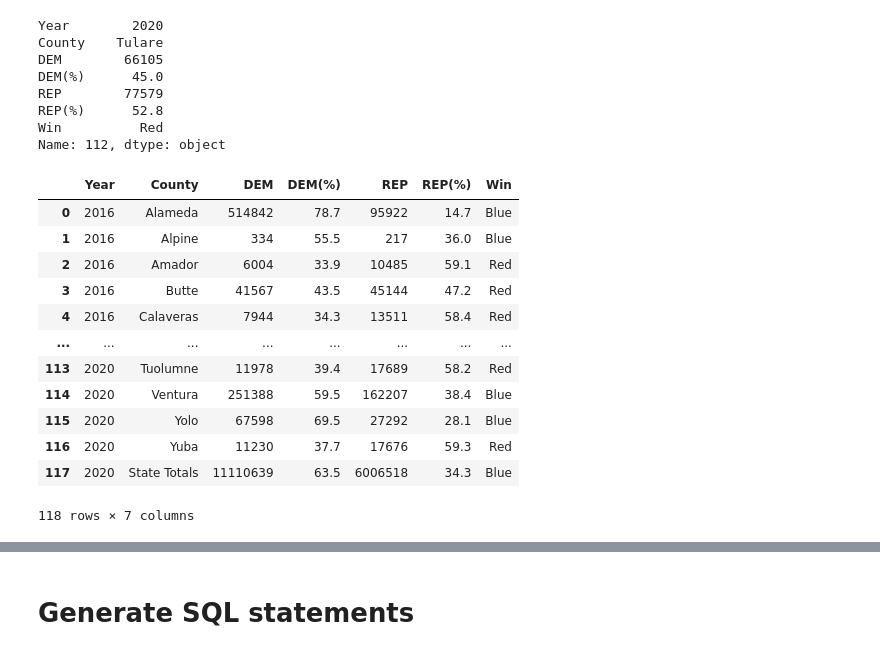
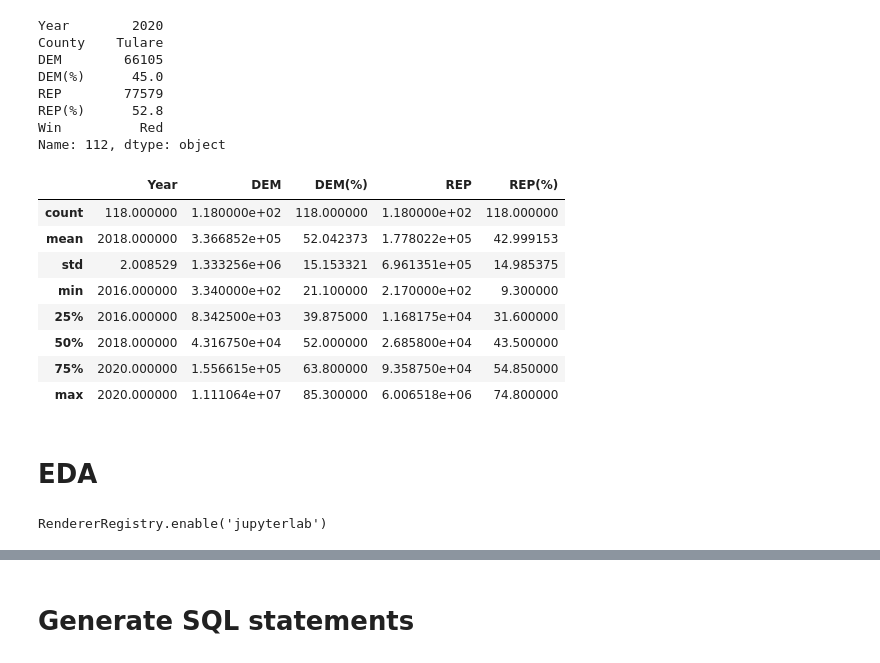
Before and after one commit to yoykyL/CPSC368_Research, a Jupyter notebook: DataCleaning.ipynb, the cells around one changed output, grey strips where cells are left out. Saved outputs shown, nothing was run; the diff lists cells and outputs as text; code cells hidden in the pictures.

```diff
--- a/DataCleaning.ipynb
+++ b/DataCleaning.ipynb
@@ -268,20 +274,40 @@ REP(%)      52.8
 Win          Red
 Name: 112, dtype: object
 # %%
-presidential
+presidential.describe()
 # %% [output]
-|  | Year | County | DEM | DEM(%) | REP | REP(%) | Win |
-| 0 | 2016 | Alameda | 514842 | 78.7 | 95922 | 14.7 | Blue |
-| 1 | 2016 | Alpine | 334 | 55.5 | 217 | 36.0 | Blue |
-| 2 | 2016 | Amador | 6004 | 33.9 | 10485 | 59.1 | Red |
-| 3 | 2016 | Butte | 41567 | 43.5 | 45144 | 47.2 | Red |
-| 4 | 2016 | Calaveras | 7944 | 34.3 | 13511 | 58.4 | Red |
-| ... | ... | ... | ... | ... | ... | ... | ... |
-| 113 | 2020 | Tuolumne | 11978 | 39.4 | 17689 | 58.2 | Red |
-| 114 | 2020 | Ventura | 251388 | 59.5 | 162207 | 38.4 | Blue |
-| 115 | 2020 | Yolo | 67598 | 69.5 | 27292 | 28.1 | Blue |
-| 116 | 2020 | Yuba | 11230 | 37.7 | 17676 | 59.3 | Red |
-| 117 | 2020 | State Totals | 11110639 | 63.5 | 6006518 | 34.3 | Blue |
+|  | Year | DEM | DEM(%) | REP | REP(%) |
+| count | 118.000000 | 1.180000e+02 | 118.000000 | 1.180000e+02 | 118.000000 |
+| mean | 2018.000000 | 3.366852e+05 | 52.042373 | 1.778022e+05 | 42.999153 |
+| std | 2.008529 | 1.333256e+06 | 15.153321 | 6.961351e+05 | 14.985375 |
+| min | 2016.000000 | 3.340000e+02 | 21.100000 | 2.170000e+02 | 9.300000 |
+| 25% | 2016.000000 | 8.342500e+03 | 39.875000 | 1.168175e+04 | 31.600000 |
+| 50% | 2018.000000 | 4.316750e+04 | 52.000000 | 2.685800e+04 | 43.500000 |
+| 75% | 2020.000000 | 1.556615e+05 | 63.800000 | 9.358750e+04 | 54.850000 |
+| max | 2020.000000 | 1.111064e+07 | 85.300000 | 6.006518e+06 | 74.800000 |
-118 rows × 7 columns
 # %%
 presidential.to_csv("data/cleaned_data/presidentialResult.csv", index=False)
+# %% [markdown]
+# EDA
+# %%
+import os
+import altair as alt
+import pandas as pd
+from toolz.curried import pipe
+
+# Create a new data transformer that stores the files in a directory
+def json_dir(data, data_dir='altairdata'):
+    os.makedirs(data_dir, exist_ok=True)
+    return pipe(data, alt.to_json(filename=data_dir + '/{prefix}-{hash}.{extension}') )
+
+# Register and enable the new transformer
+alt.data_transformers.register('json_dir', json_dir)
+alt.data_transformers.enable('json_dir')
+
+# Handle large data sets (default shows only 5000)
+# See here: https://altair-viz.github.io/user_guide/data_transformers.html
+alt.data_transformers.disable_max_rows()
+
+alt.renderers.enable('jupyterlab')
+# %% [output]
+RendererRegistry.enable('jupyterlab')
```
Also changed, not shown: parts of 7 cells of this notebook, 2 other files.
